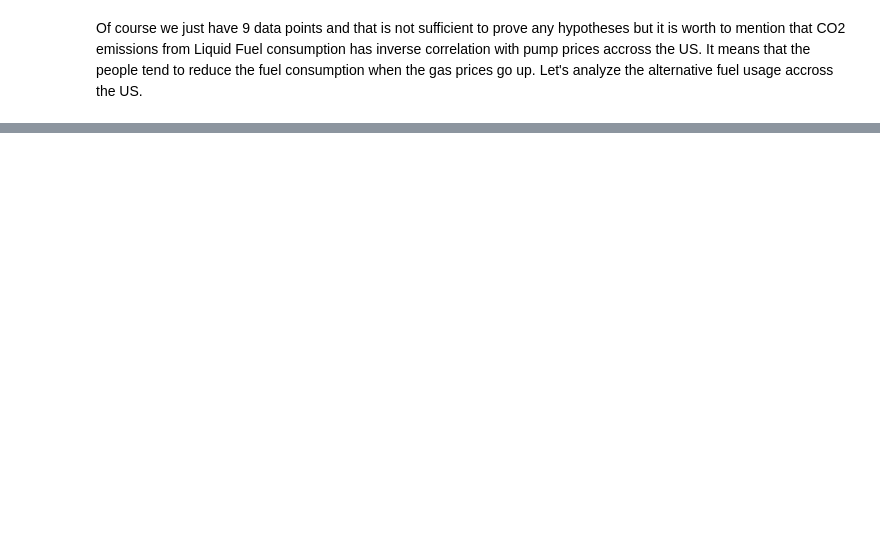
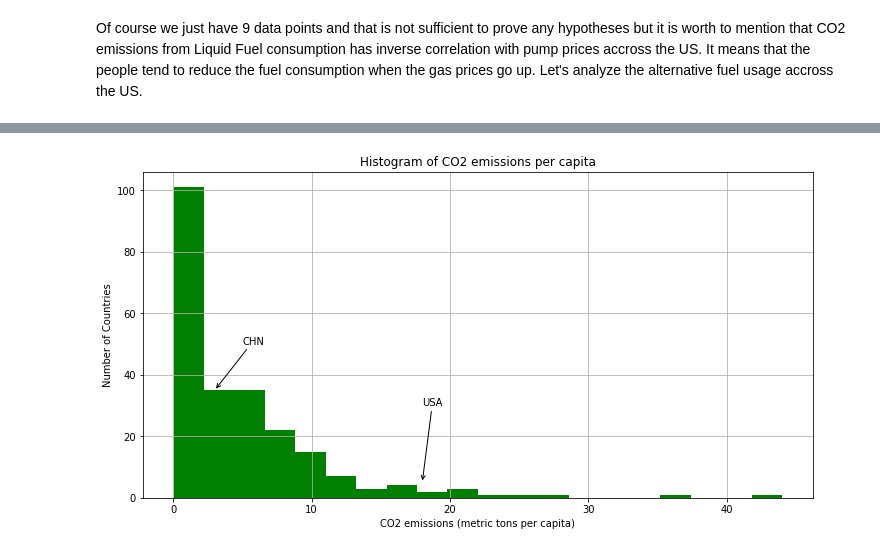
Before and after one commit to robertcox324/5horsemenoftheapocalypse, a Jupyter notebook: WDI_Analysis.ipynb, the cells around one changed output, grey strips where cells are left out. Cells and saved outputs as stored; diff of their text form; code cells hidden in the pictures; blank space fills up the shorter version.

```diff
--- a/WDI_Analysis.ipynb
+++ b/WDI_Analysis.ipynb
@@ -352,0 +508,18 @@ Of course we just have 9 data points and that  is not sufficient to prove any hy
+# %%
+# Let's plot a histogram of the emissions per capita by country
+
+fig, ax = plt.subplots(figsize=(12,6))
+ax.annotate("USA", xy = (18,5), xycoords = 'data',
+           xytext=(18,30), textcoords='data', arrowprops = dict(arrowstyle="->", connectionstyle = "arc3"))
+
+ax.annotate("CHN", xy = (3,35), xycoords = 'data',
+           xytext=(5,50), textcoords='data', arrowprops = dict(arrowstyle="->", connectionstyle = "arc3"))
+
+plt.hist(co2_2011['Value'], 20, density=False, facecolor='green')
+plt.xlabel(co2_2011['IndicatorName'].iloc[0])
+plt.ylabel('Number of Countries')
+plt.title('Histogram of CO2 emissions per capita')
+plt.grid()
+plt.show()
+# %% [output]
+[figure, added]
```
Also changed, not shown: parts of 23 cells of this notebook, 5 other files.
